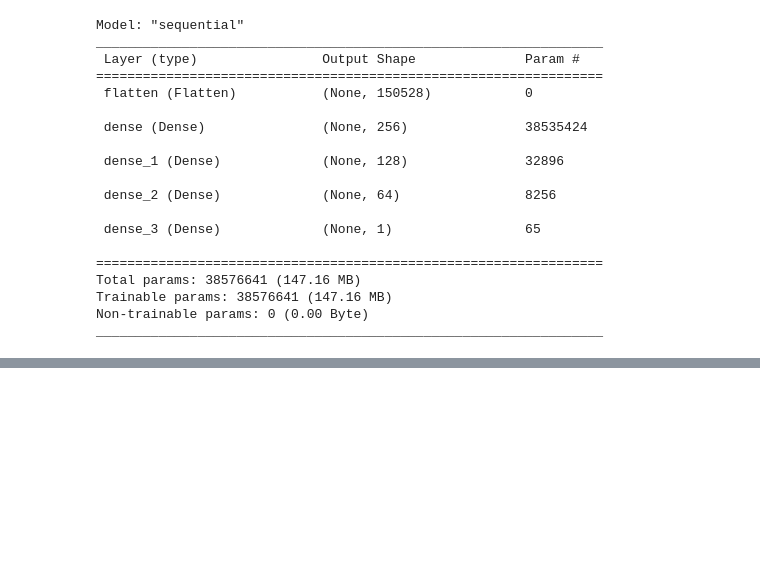
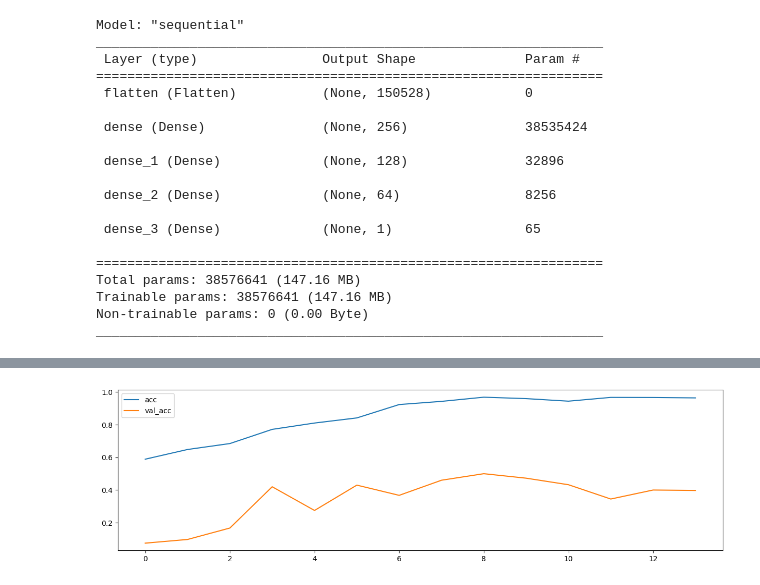
Before and after one commit to Jang-jw/DeepLearning, a Jupyter notebook: ex08_개,고양이_mlp,cnn실습.ipynb, the cells around one changed output, grey strips where cells are left out. Cells and saved outputs as stored; diff of their text form; code cells hidden in the pictures; blank space fills up the shorter version.

```diff
--- a/ex08_개,고양이_mlp,cnn실습.ipynb
+++ b/ex08_개,고양이_mlp,cnn실습.ipynb
@@ -162,0 +266,9 @@ plt.show()
+# %%
+# 학습
+# 50 반복
+# 검증 데이터 20%
+# callback => 조기학습중단, 모델 체크포인트
+cnn_his=cnn_model.fit(X_train,y_train,
+                      validation_split=0.2,
+                      epochs=50,
+                      callbacks=[f_early,f_mckp])
@@ -162,0 +295,20 @@ plt.show()
+# %%
+# 선그래프로 val_acc, acc 시각화 해보기
+# cnn_his.history
+# plt.plot(y 값 설정, 라벨)
+# plt.plot(y 값 설정, 라벨)
+# 범례출력
+# 그래프 출력
+plt.figure(figsize=(15,4))
+plt.plot(cnn_his.history['accuracy'],label='acc')
+plt.plot(cnn_his.history['val_accuracy'],label='val_acc')
+plt.legend()
+plt.show()
+
+# 기존의 mlp 모델보다는 cnn 모델이 데이터를 잘 파악하고 있음
+# 비교적 train 성능 높은데, val 성능이 떨어지는 과대적합 현상이 보여짐
+# 데이터가 여전히 복잡한데 비해서, 모델은 상대적으로 단순할 수 있음
+# 과대적합을 어떻게 하면 해결할 수 있을까?
+# 데이터를 늘려서 학습시키면 과대적합이 해소되지 않을까? 데이터 증식!
+# %% [output]
+[figure, added]
```
Also changed, not shown: parts of 18 cells of this notebook.
